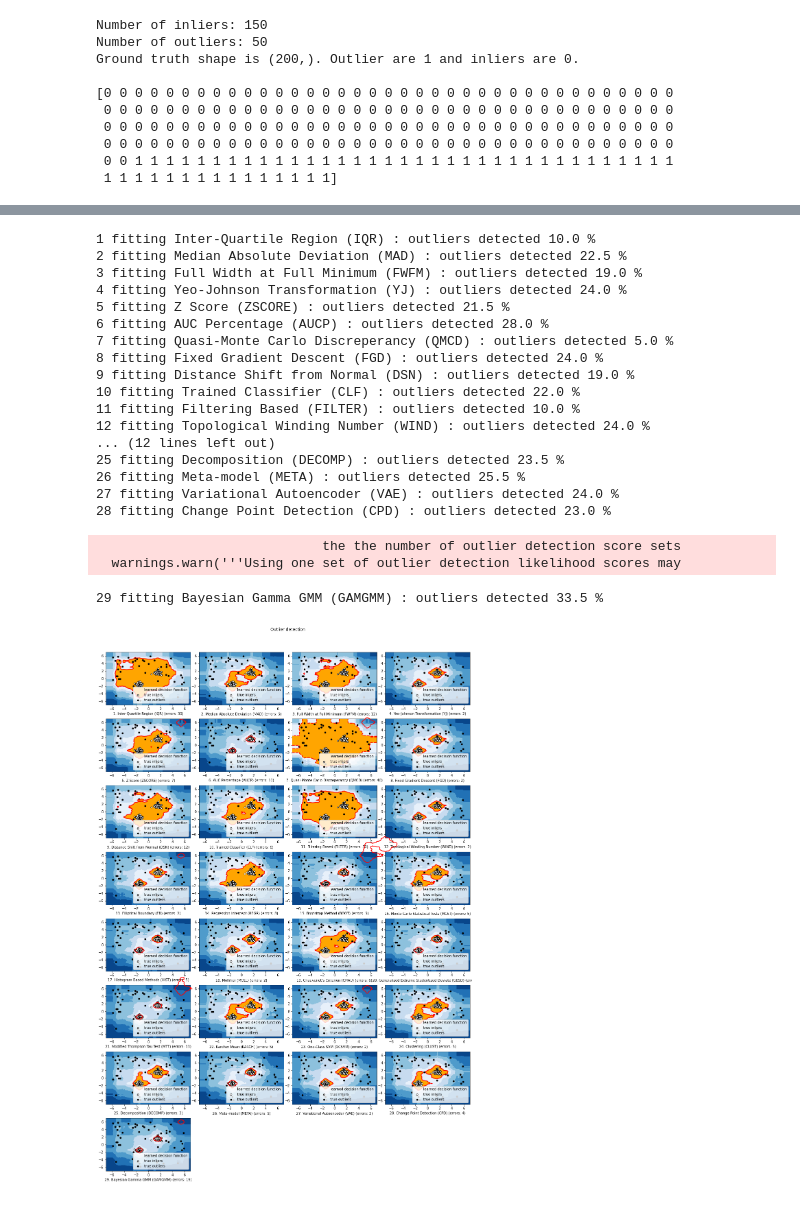
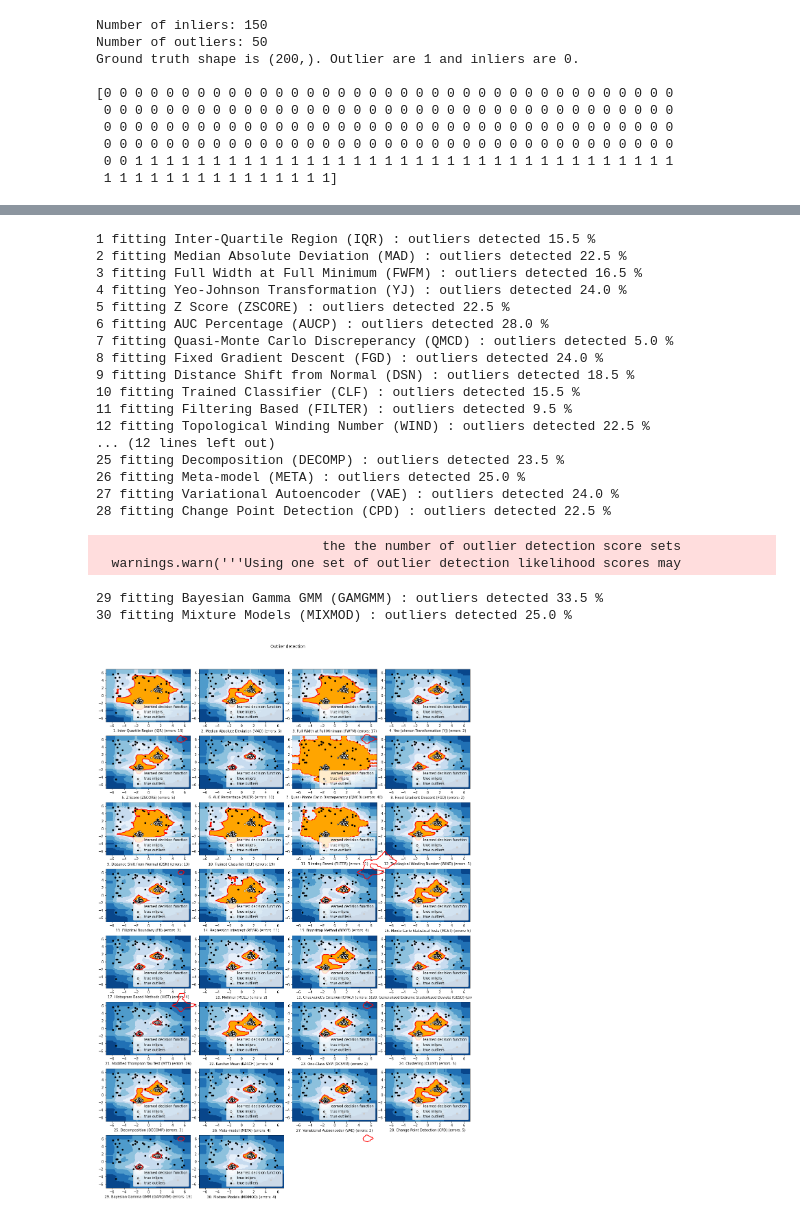
Before and after one commit to KulikDM/pythresh, a Jupyter notebook: notebooks/Compare All Thresholders.ipynb, the cells around one changed output, grey strips where cells are left out. Drawn from its saved outputs; the diff is of its cells as text; code cells hidden in the pictures.

Commit message:
Added MIXMOD Thresholder

```diff
--- a/notebooks/Compare All Thresholders.ipynb
+++ b/notebooks/Compare All Thresholders.ipynb
@@ -147,6 +149,7 @@ thresholders = {
         'Variational Autoencoder (VAE)': VAE(),
         'Change Point Detection (CPD)': CPD(),
         'Bayesian Gamma GMM (GAMGMM)': GAMGMM(skip=True),
+        'Mixture Models (MIXMOD)': MIXMOD(),
 }
 # %%
 # Show all thresholders
@@ -174,7 +177,7 @@ Thresholder 29 Bayesian Gamma GMM (GAMGMM)
 # Fit the models with the generated data and
 # compare model performances
 
-clf = IForest()
+clf = IForest(random_state=1234)
 
 for i, offset in enumerate(clusters_separation):
     np.random.seed(42)
@@ -191,7 +194,7 @@ for i, offset in enumerate(clusters_separation):
     scores_pred = clf.decision_function(X) * -1
 
     # Evaluate scores
-    plt.figure(figsize=(16, 25))
+    fig = plt.figure(figsize=(16, 25))
     for i, (thres_name, thres) in enumerate(thresholders.items()):
 
         # Evaluate the detection scores and tag outliers
@@ -212,40 +215,41 @@ for i, offset in enumerate(clusters_separation):
         subplot.contourf(xx, yy, Z, levels=[threshold, Z.max()],
                          colors='orange')
         b = subplot.scatter(X[:-n_outliers, 0], X[:-n_outliers, 1], c='white',
                             s=20, edgecolor='k')
         c = subplot.scatter(X[-n_outliers:, 0], X[-n_outliers:, 1], c='black',
                             s=20, edgecolor='k')
         subplot.axis('tight')
         subplot.legend(
             [a.collections[0], b, c],
             ['learned decision function', 'true inliers', 'true outliers'],
             prop=matplotlib.font_manager.FontProperties(size=10),
             loc='lower right')
         subplot.set_xlabel("%d. %s (errors: %d)" % (i + 1, thres_name, n_errors))
         subplot.set_xlim((-7, 7))
         subplot.set_ylim((-7, 7))
     plt.subplots_adjust(0.04, 0.1, 0.96, 0.94, 0.1, 0.26)
     plt.suptitle("Outlier detection")
 plt.show()
 # %% [output]
-1 fitting Inter-Quartile Region (IQR) : outliers detected 10.0 %
+1 fitting Inter-Quartile Region (IQR) : outliers detected 15.5 %
 2 fitting Median Absolute Deviation (MAD) : outliers detected 22.5 %
-3 fitting Full Width at Full Minimum (FWFM) : outliers detected 19.0 %
+3 fitting Full Width at Full Minimum (FWFM) : outliers detected 16.5 %
 4 fitting Yeo-Johnson Transformation (YJ) : outliers detected 24.0 %
-5 fitting Z Score (ZSCORE) : outliers detected 21.5 %
+5 fitting Z Score (ZSCORE) : outliers detected 22.5 %
 6 fitting AUC Percentage (AUCP) : outliers detected 28.0 %
 7 fitting Quasi-Monte Carlo Discreperancy (QMCD) : outliers detected 5.0 %
 8 fitting Fixed Gradient Descent (FGD) : outliers detected 24.0 %
-9 fitting Distance Shift from Normal (DSN) : outliers detected 19.0 %
-10 fitting Trained Classifier (CLF) : outliers detected 22.0 %
-11 fitting Filtering Based (FILTER) : outliers detected 10.0 %
-12 fitting Topological Winding Number (WIND) : outliers detected 24.0 %
+9 fitting Distance Shift from Normal (DSN) : outliers detected 18.5 %
+10 fitting Trained Classifier (CLF) : outliers detected 15.5 %
+11 fitting Filtering Based (FILTER) : outliers detected 9.5 %
+12 fitting Topological Winding Number (WIND) : outliers detected 22.5 %
 ... (12 lines left out)
 25 fitting Decomposition (DECOMP) : outliers detected 23.5 %
-26 fitting Meta-model (META) : outliers detected 25.5 %
+26 fitting Meta-model (META) : outliers detected 25.0 %
 27 fitting Variational Autoencoder (VAE) : outliers detected 24.0 %
-28 fitting Change Point Detection (CPD) : outliers detected 23.0 %
+28 fitting Change Point Detection (CPD) : outliers detected 22.5 %
                              the the number of outlier detection score sets
   warnings.warn('''Using one set of outlier detection likelihood scores may
 29 fitting Bayesian Gamma GMM (GAMGMM) : outliers detected 33.5 %
+30 fitting Mixture Models (MIXMOD) : outliers detected 25.0 %
-[figure, old version]
+[figure, new version]
```
Also changed, not shown: parts of 3 cells of this notebook, 15 other files.
